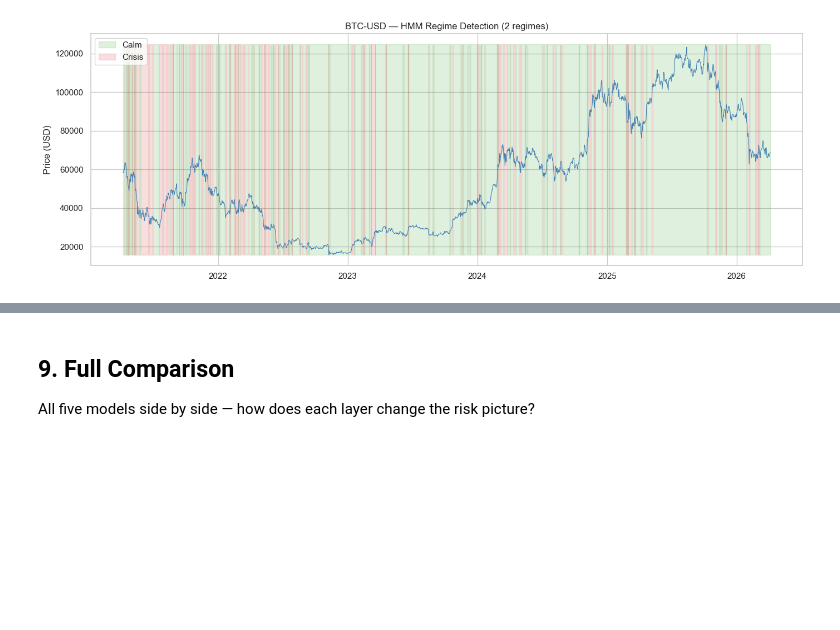
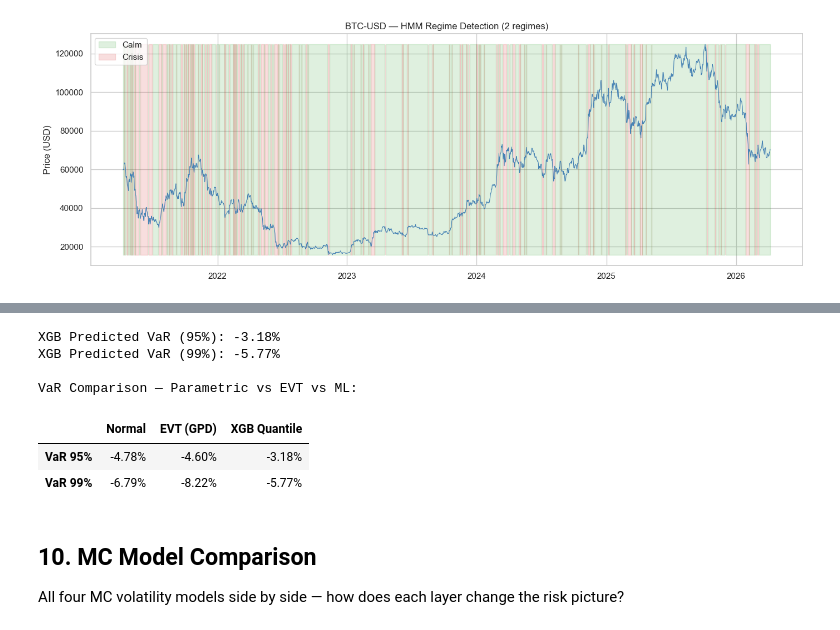
Before and after one commit to egarciademiguel-dsml/RiskLens, a Jupyter notebook: notebooks/risk_analysis_walkthrough.ipynb, the cells around one changed output, grey strips where cells are left out. Saved outputs shown, nothing was run; the diff lists cells and outputs as text; code cells hidden in the pictures; blank space fills up the shorter version.

```diff
--- a/notebooks/risk_analysis_walkthrough.ipynb
+++ b/notebooks/risk_analysis_walkthrough.ipynb
@@ -298,7 +313,37 @@ Baseline CVaR: -60.21%  |  XGBoost CVaR: -63.80%
+# %%
+# Fit quantile models for 5% and 1% VaR
+xgb_05 = fit_quantile_model(returns, quantile=0.05, seed=SEED)
+xgb_01 = fit_quantile_model(returns, quantile=0.01, seed=SEED)
+
+print(f"XGB Predicted VaR (95%): {xgb_05['predicted_var']:.2%}")
+print(f"XGB Predicted VaR (99%): {xgb_01['predicted_var']:.2%}")
+print()
+
+# Compare with parametric and EVT
+n_var_95 = normal_var(returns, confidence=0.95)
+n_var_99 = normal_var(returns, confidence=0.99)
+evt_95 = evt_summary(returns, confidence=0.95)
+evt_99 = evt_summary(returns, confidence=0.99)
+
+comparison = pd.DataFrame({
+    "Normal": [f"{n_var_95:.2%}", f"{n_var_99:.2%}"],
+    "EVT (GPD)": [f"{evt_95['evt_var']:.2%}", f"{evt_99['evt_var']:.2%}"],
+    "XGB Quantile": [f"{xgb_05['predicted_var']:.2%}", f"{xgb_01['predicted_var']:.2%}"],
+}, index=["VaR 95%", "VaR 99%"])
+print("VaR Comparison — Parametric vs EVT vs ML:")
+comparison
+# %% [output]
+XGB Predicted VaR (95%): -3.18%
+XGB Predicted VaR (99%): -5.77%
+
+VaR Comparison — Parametric vs EVT vs ML:
+|  | Normal | EVT (GPD) | XGB Quantile |
+| VaR 95% | -4.78% | -4.60% | -3.18% |
+| VaR 99% | -6.79% | -8.22% | -5.77% |
 # %% [markdown]
-## 9. Full Comparison
+## 10. MC Model Comparison
 
-All five models side by side — how does each layer change the risk picture?
+All four MC volatility models side by side — how does each layer change the risk picture?
 # %%
 # Summary table
 rows = []
```
Also changed, not shown: parts of 17 cells of this notebook, 21 other files.
